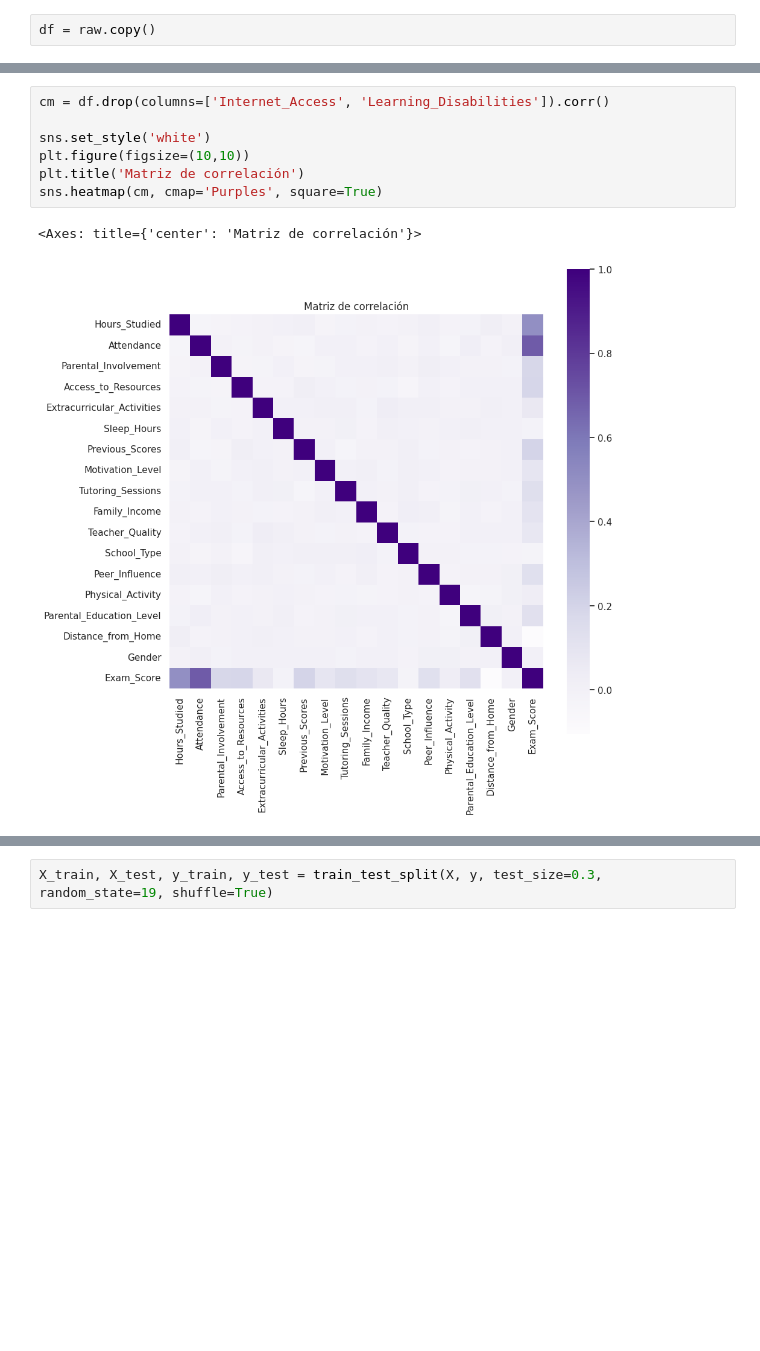
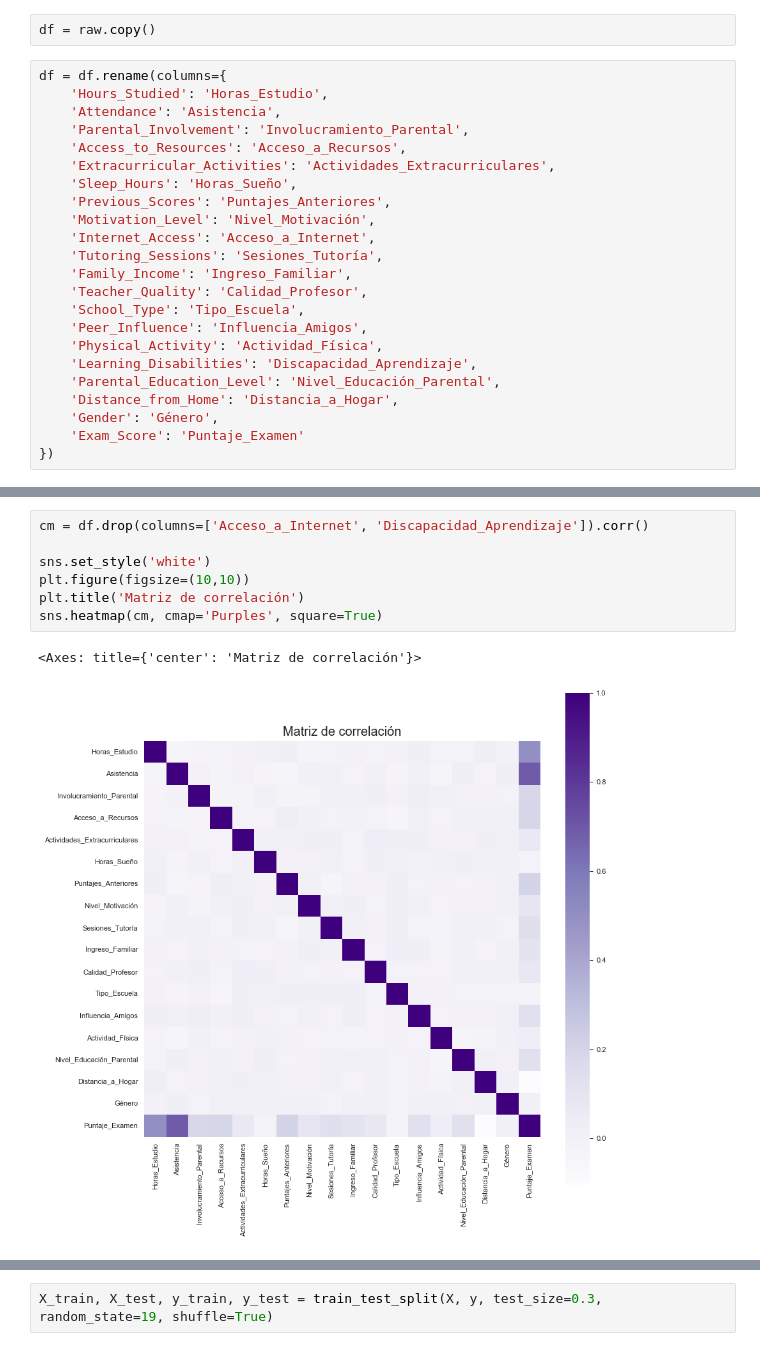
Before and after one commit to JRI11930/StudentPerformance, a Jupyter notebook: StudentPerformance.ipynb, the cells around one changed output, grey strips where cells are left out. Cells and saved outputs as stored; diff of their text form; blank space fills up the shorter version.

```diff
--- a/StudentPerformance.ipynb
+++ b/StudentPerformance.ipynb
@@ -296,3 +302,26 @@ raw.describe()
 # %%
 df = raw.copy()
+# %%
+df = df.rename(columns={
+    'Hours_Studied': 'Horas_Estudio',
+    'Attendance': 'Asistencia',
+    'Parental_Involvement': 'Involucramiento_Parental',
+    'Access_to_Resources': 'Acceso_a_Recursos',
+    'Extracurricular_Activities': 'Actividades_Extracurriculares',
+    'Sleep_Hours': 'Horas_Sueño',
+    'Previous_Scores': 'Puntajes_Anteriores',
+    'Motivation_Level': 'Nivel_Motivación',
+    'Internet_Access': 'Acceso_a_Internet',
+    'Tutoring_Sessions': 'Sesiones_Tutoría',
+    'Family_Income': 'Ingreso_Familiar',
+    'Teacher_Quality': 'Calidad_Profesor',
+    'School_Type': 'Tipo_Escuela',
+    'Peer_Influence': 'Influencia_Amigos',
+    'Physical_Activity': 'Actividad_Física',
+    'Learning_Disabilities': 'Discapacidad_Aprendizaje',
+    'Parental_Education_Level': 'Nivel_Educación_Parental',
+    'Distance_from_Home': 'Distancia_a_Hogar',
+    'Gender': 'Género',
+    'Exam_Score': 'Puntaje_Examen'
+})
 # %% [markdown]
@@ -310,11 +337,11 @@ Failed to load module: /home/armando/snap/code/common/.cache/gio-modules/libgiol
 # %%
-cm = df.drop(columns=['Internet_Access', 'Learning_Disabilities']).corr()
+cm = df.drop(columns=['Acceso_a_Internet', 'Discapacidad_Aprendizaje']).corr()
 
 sns.set_style('white')
 plt.figure(figsize=(10,10))
 plt.title('Matriz de correlación')
 sns.heatmap(cm, cmap='Purples', square=True)
 # %% [output]
 <Axes: title={'center': 'Matriz de correlación'}>
-[figure, old version]
+[figure, new version]
 # %% [markdown]
```
Also changed, not shown: parts of 32 cells of this notebook, 1 other file.
